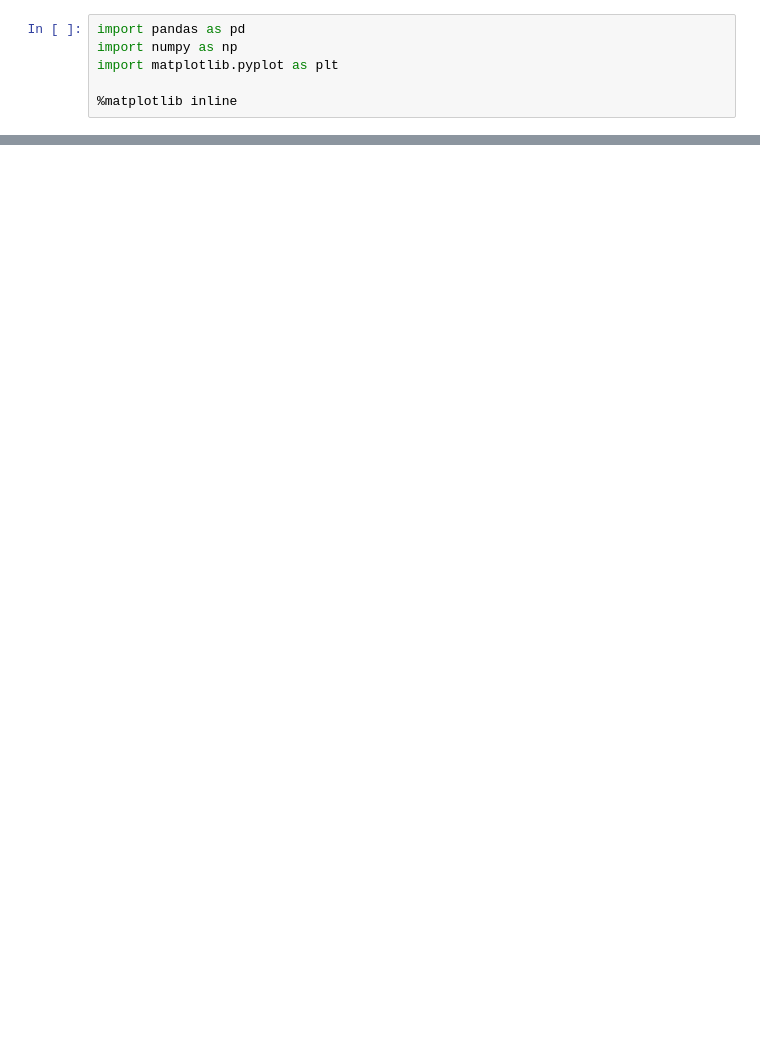
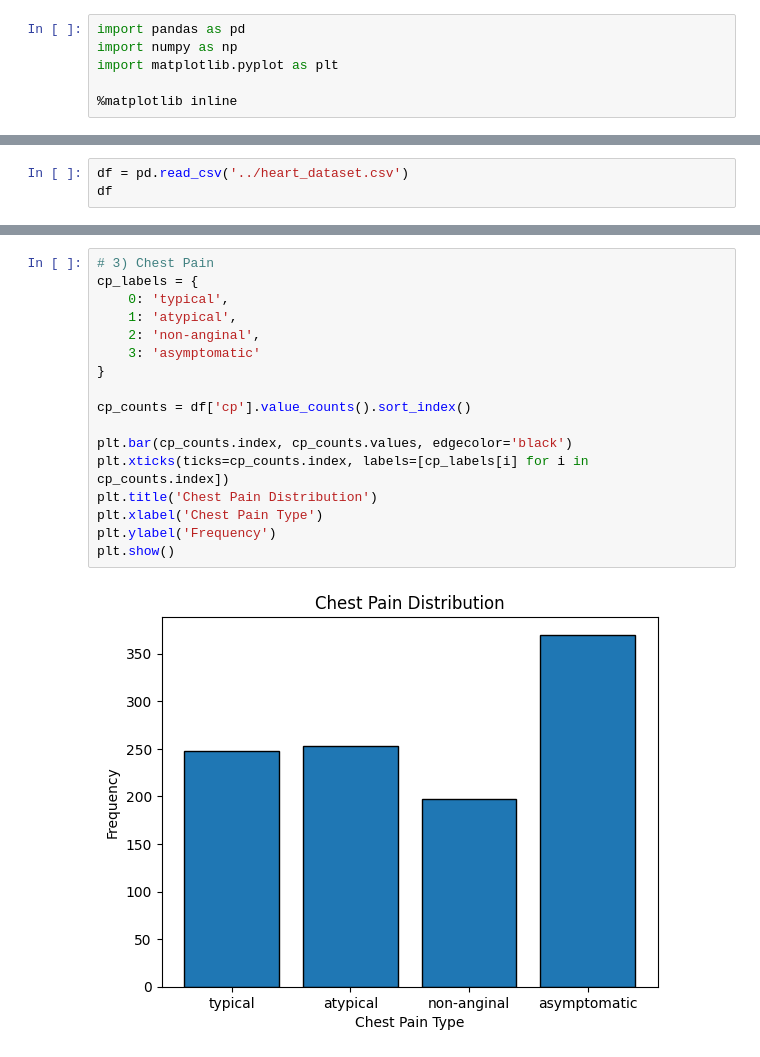
Before and after one commit to Tokito-to/heart-disease-prediction, a Jupyter notebook: notebooks/data_analysis.ipynb, the cells around one changed output, grey strips where cells are left out. Cells and saved outputs as stored; diff of their text form; blank space fills up the shorter version.

Commit message:
Heart: updated data analysis
- added plots to all 13 features and 1 target
- cleaned and refactored code

```diff
--- a/notebooks/data_analysis.ipynb
+++ b/notebooks/data_analysis.ipynb
@@ -157,0 +7,3 @@ data = df.copy()
+# %%
+df = pd.read_csv('../heart_dataset.csv')
+df
@@ -157,0 +100,19 @@ data = df.copy()
+# %%
+# 3) Chest Pain
+cp_labels = {
+    0: 'typical',
+    1: 'atypical',
+    2: 'non-anginal',
+    3: 'asymptomatic'
+}
+
+cp_counts = df['cp'].value_counts().sort_index()
+
+plt.bar(cp_counts.index, cp_counts.values, edgecolor='black')
+plt.xticks(ticks=cp_counts.index, labels=[cp_labels[i] for i in cp_counts.index])
+plt.title('Chest Pain Distribution')
+plt.xlabel('Chest Pain Type')
+plt.ylabel('Frequency')
+plt.show()
+# %% [output]
+[figure, added]
```
Also changed, not shown: parts of 34 cells of this notebook.
